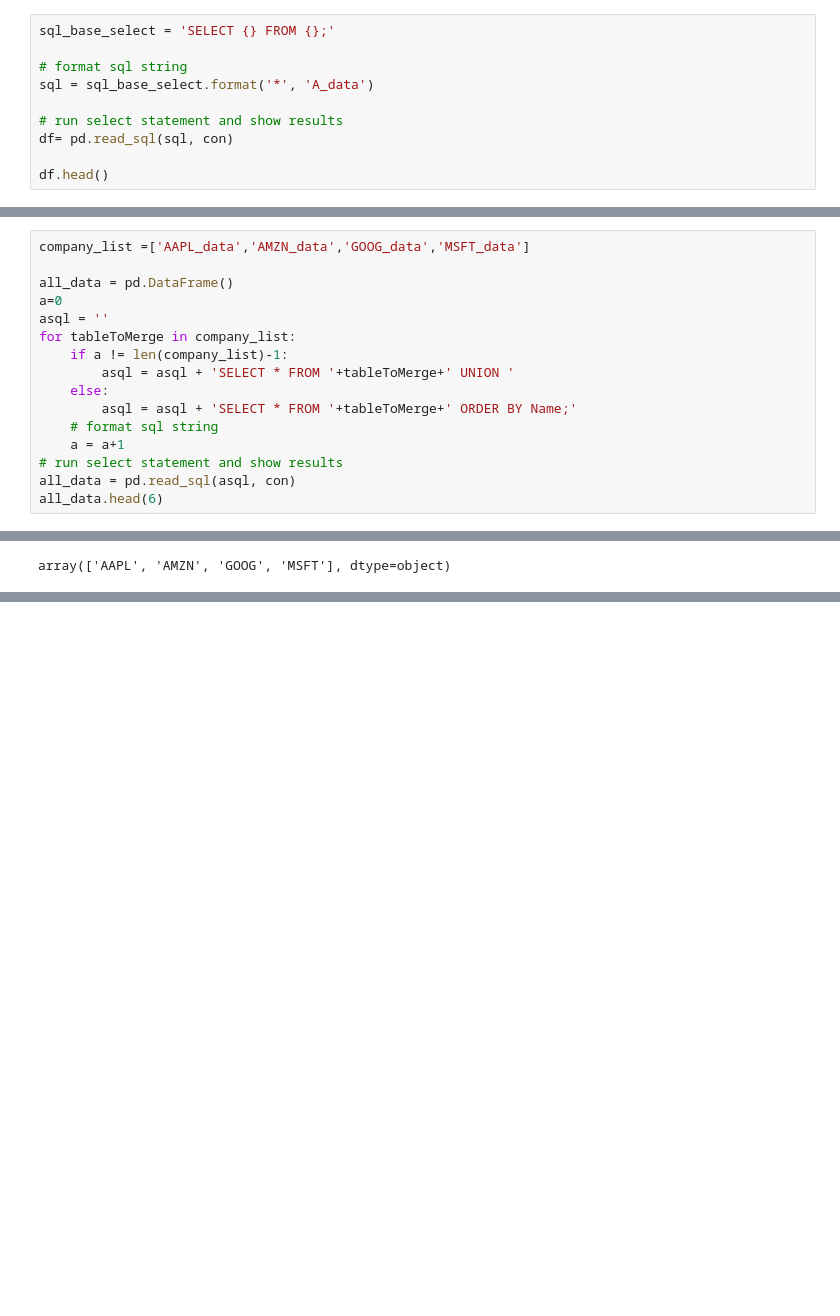
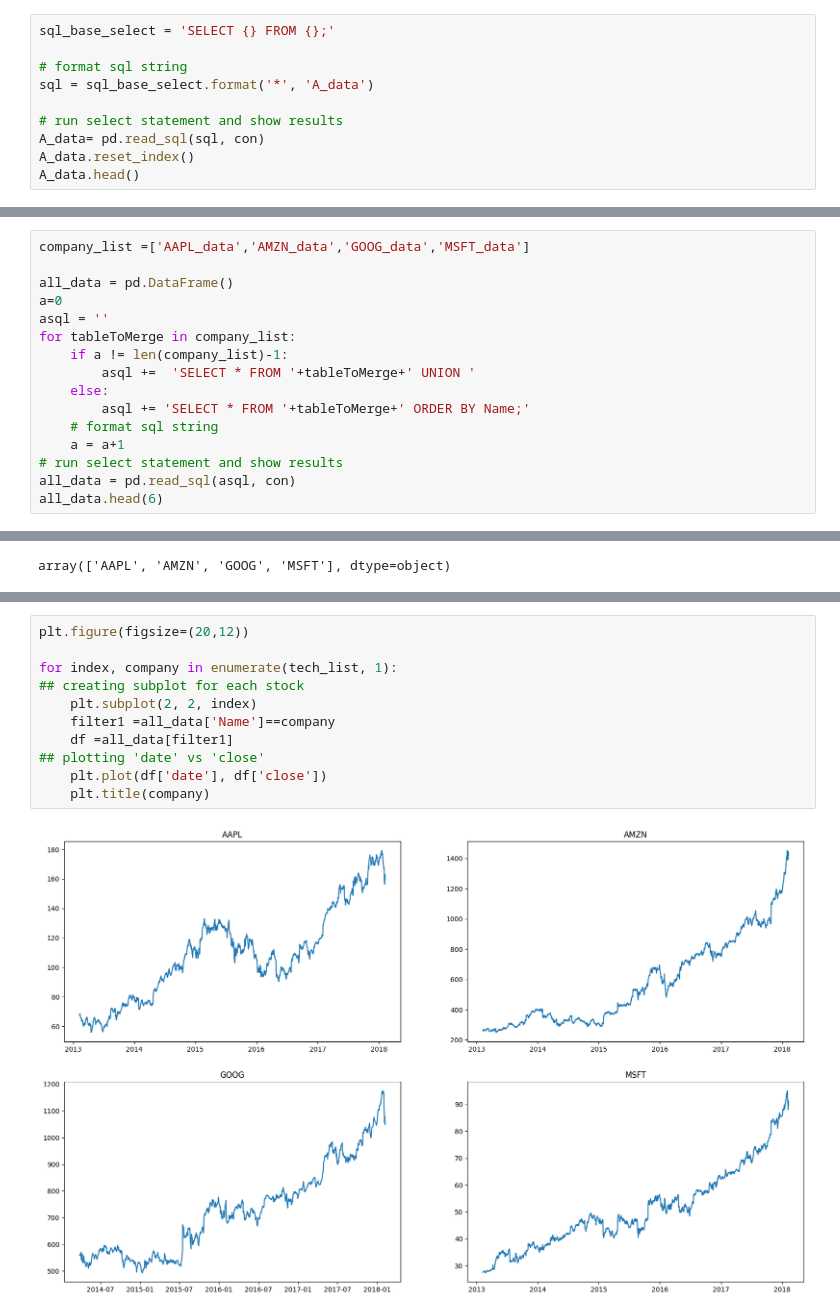
Before and after one commit to Sisira6K/SP_Stock_Price_Analysis, a Jupyter notebook: Stockprice_Analysis.ipynb, the cells around one changed output, grey strips where cells are left out. Cells and saved outputs as stored; diff of their text form; blank space fills up the shorter version.

```diff
--- a/Stockprice_Analysis.ipynb
+++ b/Stockprice_Analysis.ipynb
@@ -28,9 +28,9 @@ sql_base_select = 'SELECT {} FROM {};'
 sql = sql_base_select.format('*', 'A_data')
 
 # run select statement and show results
-df= pd.read_sql(sql, con)
-
-df.head()
+A_data= pd.read_sql(sql, con)
+A_data.reset_index()
+A_data.head()
 # %% [output]
 |  | index | date | open | high | low | close | volume | Name |
 | 0 | 0 | 2013-02-08 | 45.07 | 45.35 | 45.00 | 45.08 | 1824755 | A |
@@ -62,9 +62,9 @@ a=0
 asql = ''
 for tableToMerge in company_list:
     if a != len(company_list)-1:
-        asql = asql + 'SELECT * FROM '+tableToMerge+' UNION '
+        asql +=  'SELECT * FROM '+tableToMerge+' UNION '
     else:
-        asql = asql + 'SELECT * FROM '+tableToMerge+' ORDER BY Name;'
+        asql += 'SELECT * FROM '+tableToMerge+' ORDER BY Name;'
     # format sql string
     a = a+1
 # run select statement and show results
@@ -139,0 +142,13 @@ array(['AAPL', 'AMZN', 'GOOG', 'MSFT'], dtype=object)
+# %%
+plt.figure(figsize=(20,12))
+
+for index, company in enumerate(tech_list, 1):
+## creating subplot for each stock
+    plt.subplot(2, 2, index)
+    filter1 =all_data['Name']==company
+    df =all_data[filter1]
+## plotting 'date' vs 'close'
+    plt.plot(df['date'], df['close'])
+    plt.title(company)
+# %% [output]
+[figure, added]
```
Also changed, not shown: parts of 57 cells of this notebook, 1 other file.
